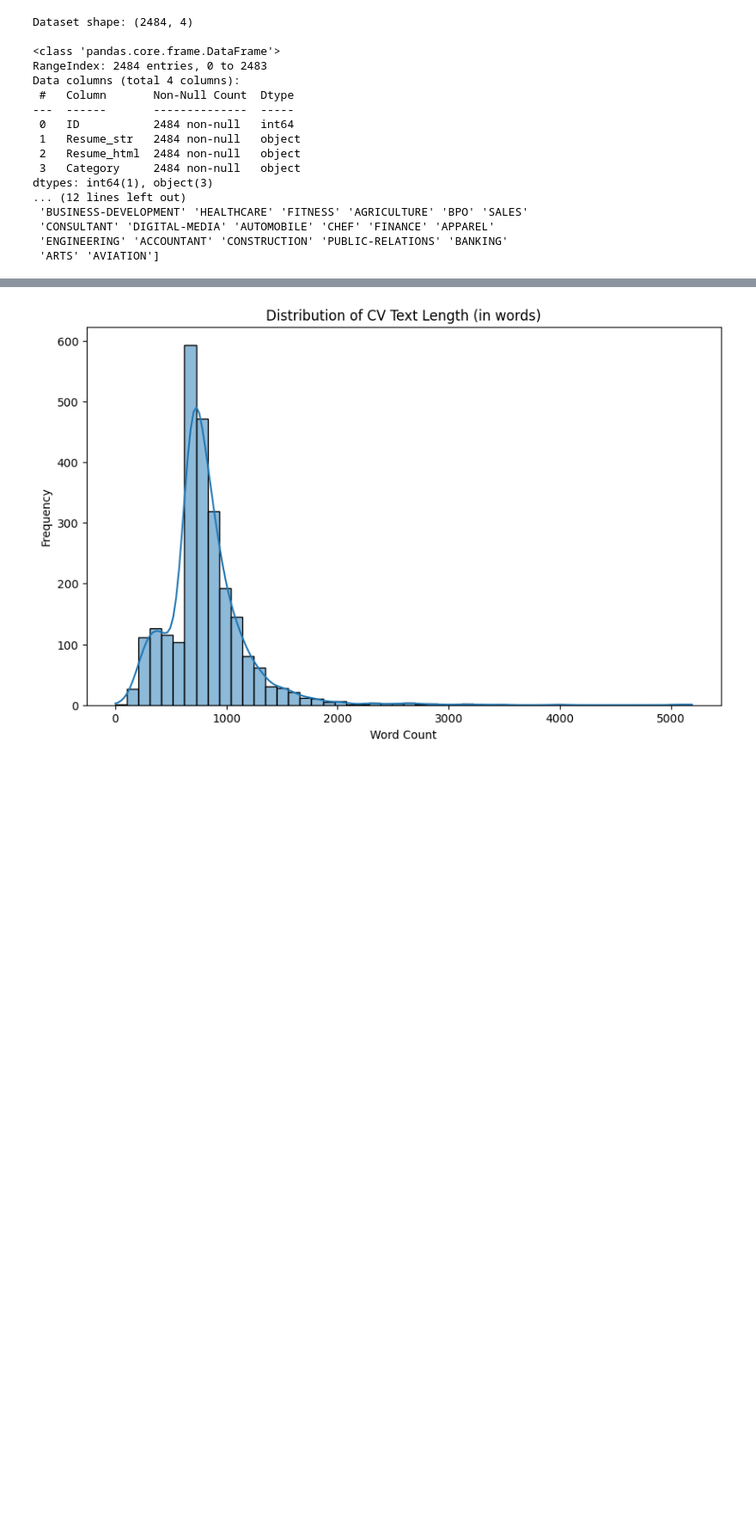
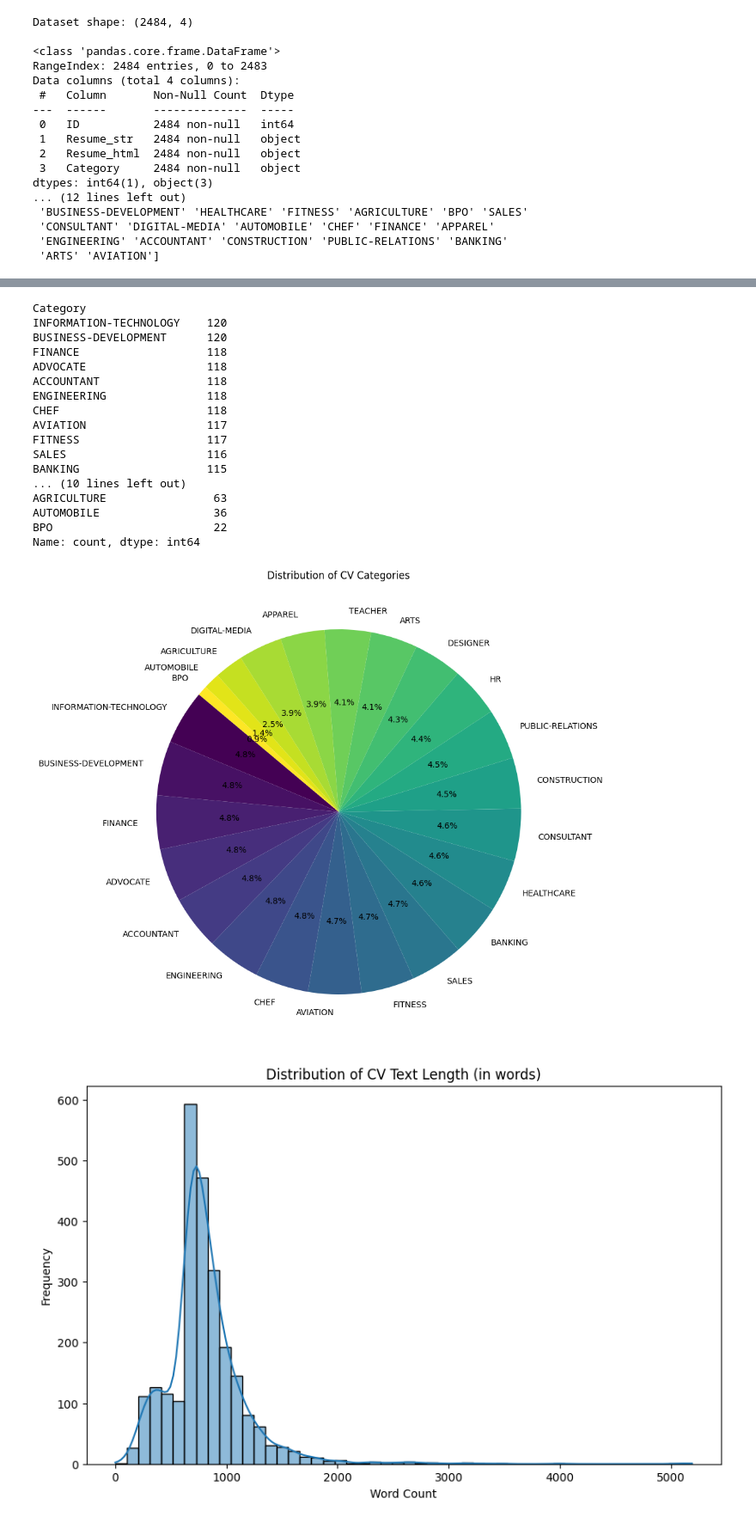
Before and after one commit to jaifm/cv-classification-project, a Jupyter notebook: notebooks/data_exploration.ipynb, the cells around one changed output, grey strips where cells are left out. Shown at 86% size. Drawn from its saved outputs; the diff is of its cells as text; code cells hidden in the pictures; blank space fills up the shorter version.

```diff
--- a/notebooks/data_exploration.ipynb
+++ b/notebooks/data_exploration.ipynb
@@ -94,3 +92,33 @@ Name: count, dtype: int64
+# %%
+# Count how many resumes per category
+category_counts = df["Category"].value_counts()
+print(category_counts)
+
+# Quick pie chart of category distribution with percentages
+plt.figure(figsize=(10, 10))
+category_counts.plot.pie(autopct='%1.1f%%', startangle=140, cmap='viridis', legend=False)
+plt.title("Distribution of CV Categories")
+plt.ylabel("")  # Remove the y-label
+plt.show()
+# %% [output]
+Category
+INFORMATION-TECHNOLOGY    120
+BUSINESS-DEVELOPMENT      120
+FINANCE                   118
+ADVOCATE                  118
+ACCOUNTANT                118
+ENGINEERING               118
+CHEF                      118
+AVIATION                  117
+FITNESS                   117
+SALES                     116
+BANKING                   115
+... (10 lines left out)
+AGRICULTURE                63
+AUTOMOBILE                 36
+BPO                        22
+Name: count, dtype: int64
+[figure, added]
 # %%
 # Calculate the length of each CV in terms of word count
 df["resume_length"] = df["Resume_str"].apply(lambda x: len(str(x).split()))
```
Also changed, not shown: parts of 5 cells of this notebook.
